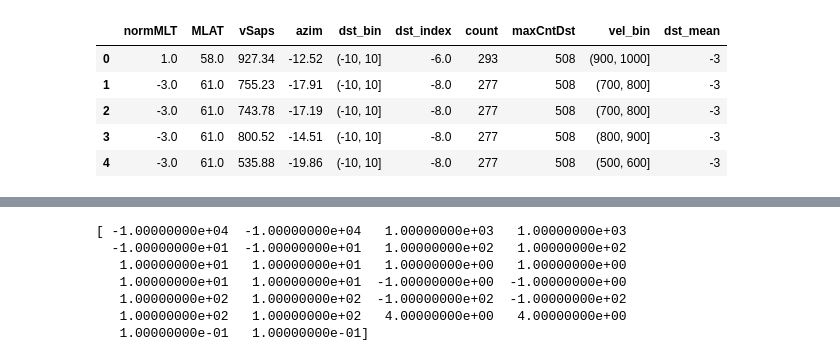
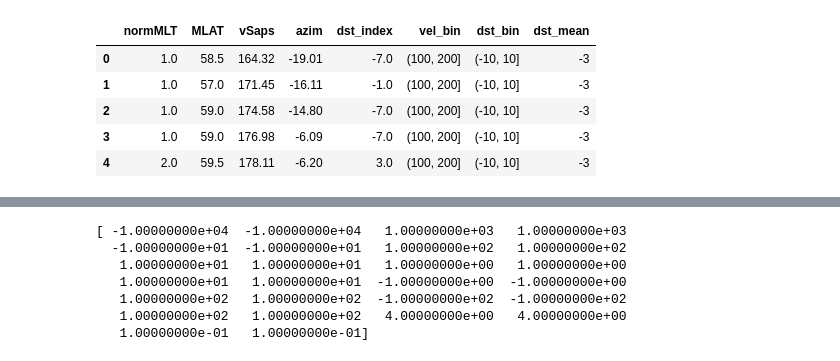
Before and after one commit to bharatreddy/vel-analys, a Jupyter notebook: ipy/fit_sg_dst.ipynb, the cells around one changed output, grey strips where cells are left out. Cells and saved outputs as stored; diff of their text form; code cells hidden in the pictures.

```diff
--- a/ipy/fit_sg_dst.ipynb
+++ b/ipy/fit_sg_dst.ipynb
@@ -34,37 +34,52 @@ velGmagDF = velGmagDF[ velGmagDF["MLAT"] < mlatCutOffUpper ].reset_index(drop=Tr
 mlatMLTDstCountDF = velGmagDF.groupby( ["MLAT", "normMLT", "dst_bin"] )["vSaps"].count().reset_index()
 mlatMLTDstCountDF.columns = [ "MLAT", "normMLT", "dst_bin", "count" ]
 dstMaxCntDF = mlatMLTDstCountDF.groupby( ["dst_bin"] )["count"].max().reset_index()
 dstMaxCntDF.columns = [ "dst_bin", "maxCntDst" ]
 mlatMLTDstCountDF = pandas.merge( mlatMLTDstCountDF, dstMaxCntDF, on=[ "dst_bin" ] )
 mlatMLTDstCountDF["probOcc"] = mlatMLTDstCountDF["count"]/mlatMLTDstCountDF["maxCntDst"]
 mlatMLTDstCountDF = mlatMLTDstCountDF[ mlatMLTDstCountDF["probOcc"] > probOccCutoff ].reset_index(drop=True)
 # Filter out MLATs and MLTs (at the Dst bins)
 # where number of measurements is low. We do
 # this by merging the mlatMLTDstCountDF with velDF.
 velGmagDF = pandas.merge( velGmagDF,\
                          mlatMLTDstCountDF,\
                          on=[ "MLAT", "normMLT", "dst_bin" ] )
 velGmagDF = velGmagDF[ [ "normMLT", "MLAT", "vSaps",\
                         "azim", "dst_bin", "dst_index", "count", "maxCntDst" ] ]
 # Divide the velocities into bins
 velBins = [ v for v in range(0,int(velCutoffUpper)+100,100) ]
 velGmagDF = pandas.concat( [ velGmagDF, \
                     pandas.cut( velGmagDF["vSaps"], \
                                bins=velBins ) ], axis=1 )
 velGmagDF.columns = [ "normMLT", "MLAT", "vSaps",\
                         "azim", "dst_bin", "dst_index", "count",\
                          "maxCntDst", "vel_bin" ]
 # velGmagDF.head()
 # Get a DF with mean Dst in each bin
 dstMeanDF = velGmagDF.groupby( ["dst_bin"] ).mean()["dst_index"].astype(int).reset_index()
 dstMeanDF.columns = [ "dst_bin", "dst_mean" ]
 velGmagDF = pandas.merge( velGmagDF, dstMeanDF, on=["dst_bin"] )
-velGmagDF = velGmagDF.sort( ["dst_mean"], ascending=False ).reset_index(drop=True)
+velGmagDF = velGmagDF.sort( ["dst_mean", "vSaps"], ascending=[False,True] ).reset_index(drop=True)
+velCatOrderd = ['(0, 100]', '(100, 200]', '(200, 300]', '(300, 400]', '(400, 500]',\
+          '(500, 600]', '(600, 700]', '(700, 800]',\
+          '(800, 900]', '(900, 1000]', '(1000, 1100]', '(1100, 1200]',\
+          '(1200, 1300]', '(1300, 1400]', '(1400, 1500]',\
+          '(1500, 1600]', '(1600, 1700]', '(1700, 1800]',\
+          '(1800, 1900]', '(1900, 2000]' ]
+
+velGmagDF['vel_bin'] = pandas.Categorical(
+    velGmagDF['vel_bin'],
+    categories=velCatOrderd,
+    ordered=True
+)
+# We need only a few cols
+velGmagDF = velGmagDF[ [ "normMLT", "MLAT", "vSaps", "azim", "dst_index",\
+                        "vel_bin", "dst_bin", "dst_mean" ] ]
 velGmagDF.head()
 # %% [output]
-|  | normMLT | MLAT | vSaps | azim | dst_bin | dst_index | count | maxCntDst | vel_bin | dst_mean |
-| 0 | 1.0 | 58.0 | 927.34 | -12.52 | (-10, 10] | -6.0 | 293 | 508 | (900, 1000] | -3 |
-| 1 | -3.0 | 61.0 | 755.23 | -17.91 | (-10, 10] | -8.0 | 277 | 508 | (700, 800] | -3 |
-| 2 | -3.0 | 61.0 | 743.78 | -17.19 | (-10, 10] | -8.0 | 277 | 508 | (700, 800] | -3 |
-| 3 | -3.0 | 61.0 | 800.52 | -14.51 | (-10, 10] | -8.0 | 277 | 508 | (800, 900] | -3 |
-| 4 | -3.0 | 61.0 | 535.88 | -19.86 | (-10, 10] | -8.0 | 277 | 508 | (500, 600] | -3 |
+|  | normMLT | MLAT | vSaps | azim | dst_index | vel_bin | dst_bin | dst_mean |
+| 0 | 1.0 | 58.5 | 164.32 | -19.01 | -7.0 | (100, 200] | (-10, 10] | -3 |
+| 1 | 1.0 | 57.0 | 171.45 | -16.11 | -1.0 | (100, 200] | (-10, 10] | -3 |
+| 2 | 1.0 | 59.0 | 174.58 | -14.80 | -7.0 | (100, 200] | (-10, 10] | -3 |
+| 3 | 1.0 | 59.0 | 176.98 | -6.09 | -7.0 | (100, 200] | (-10, 10] | -3 |
+| 4 | 2.0 | 59.5 | 178.11 | -6.20 | 3.0 | (100, 200] | (-10, 10] | -3 |
```
Also changed, not shown: parts of 2 cells of this notebook.
